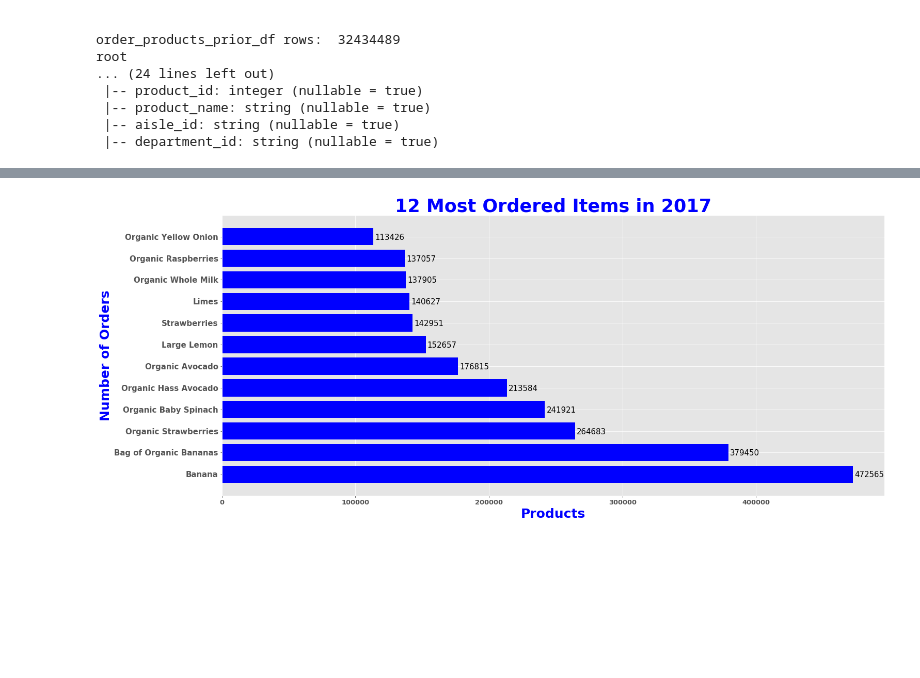
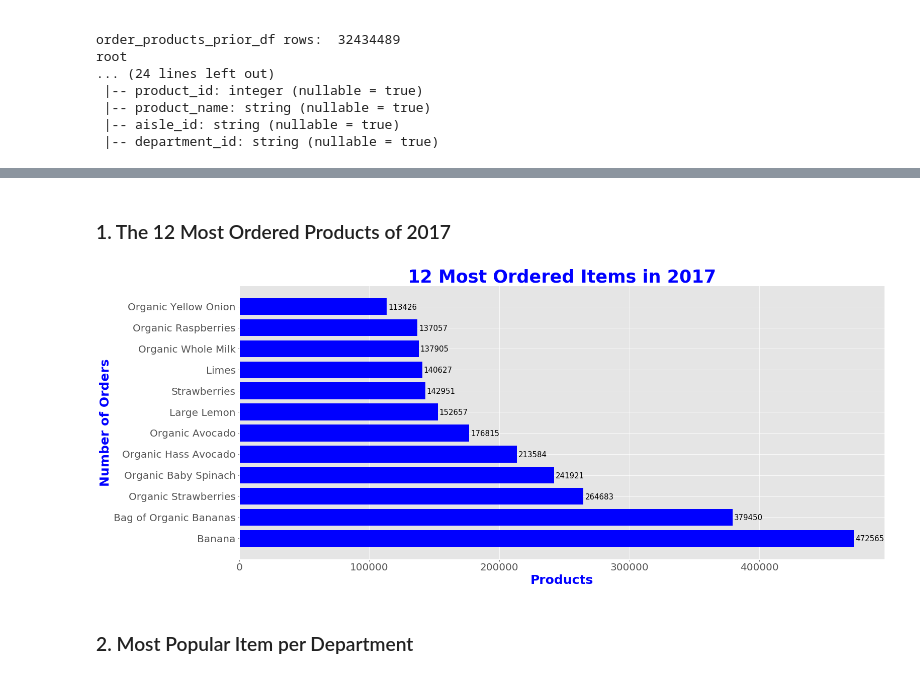
Before and after one commit to WinrichSy/Capstone_Instagram, a Jupyter notebook: Capstone 1 Instacart.ipynb, the cells around one changed output, grey strips where cells are left out. Saved outputs shown, nothing was run; the diff lists cells and outputs as text; code cells hidden in the pictures; blank space fills up the shorter version.

```diff
--- a/Capstone 1 Instacart.ipynb
+++ b/Capstone 1 Instacart.ipynb
@@ -279,6 +279,8 @@ def autolabel_h(rects):
 #         autolabel_h(bars_for_annotation)
 
 #     plt.show()
+# %% [markdown]
+### 1. The 12 Most Ordered Products of 2017
 # %%
 #1. Querying top 20 most ordered items
 query = '''SELECT products.product_name, COUNT(orders_prior.product_id) as orders
@@ -292,21 +294,23 @@ query = '''SELECT products.product_name, COUNT(orders_prior.product_id) as order
 product_orders_count = spark.sql(query)
 # %%
 #1.1 Convert Spark df to pandas df and Print Bar Graph
-#TODO:
+#TODO: done
 product_orders_count_df = product_orders_count.toPandas()
 fig, ax = plt.subplots(figsize=(23,10))
 most_popular = ax.barh(product_orders_count_df['product_name'], product_orders_count_df['orders'], color = 'blue', align='center')
-plt.xticks(size = 13, rotation=0, weight='bold')
-plt.yticks(size = 15, weight='bold')
+plt.xticks(size = 20, rotation=0)
+plt.yticks(size = 20)
 plt.xlabel('Products', size=25, color='blue', weight='bold')
 plt.ylabel('Number of Orders', size=25, color='blue', weight='bold')
 plt.title('12 Most Ordered Items in 2017', fontsize=35, color='blue', weight='bold')
 
 autolabel_h(most_popular)
 
 plt.show()
 # %% [output]
-[figure, old version]
+[figure, new version]
+# %% [markdown]
+### 2. Most Popular Item per Department
 # %%
 #2. Querying top item ordered from each department
 query = ''' SELECT *
```
Also changed, not shown: parts of 48 cells of this notebook.
